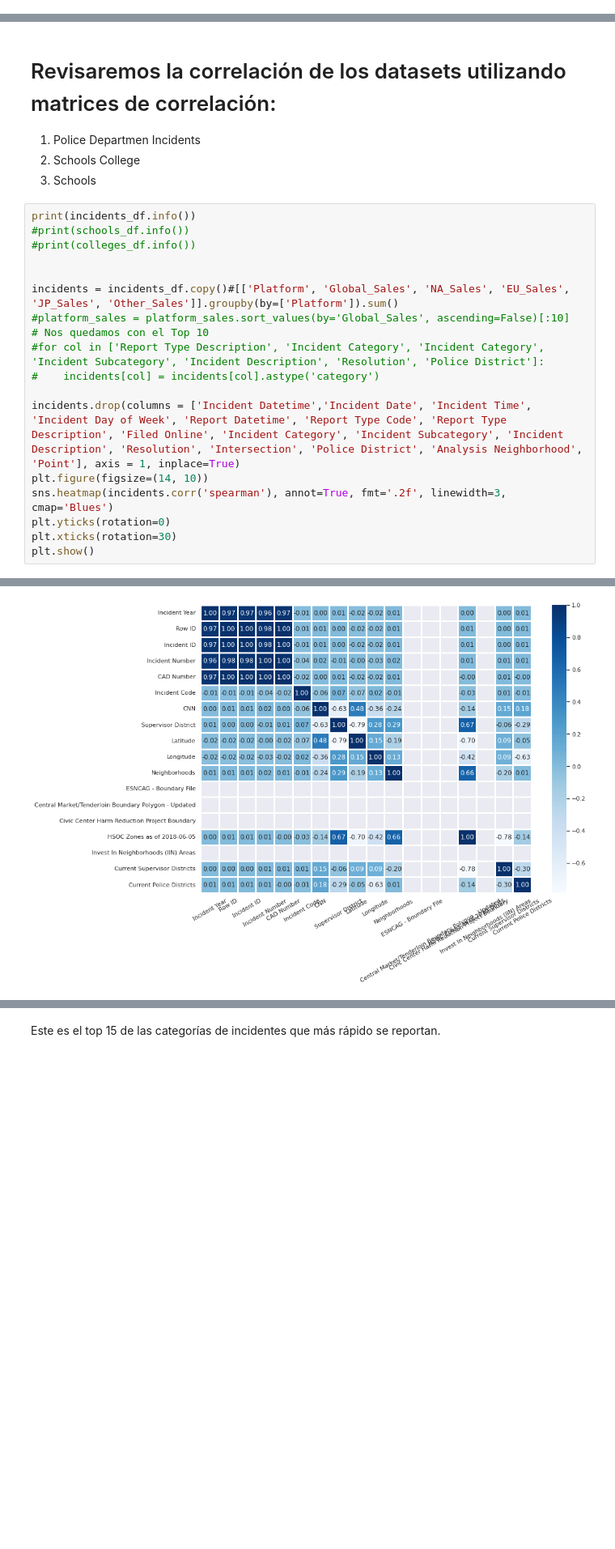
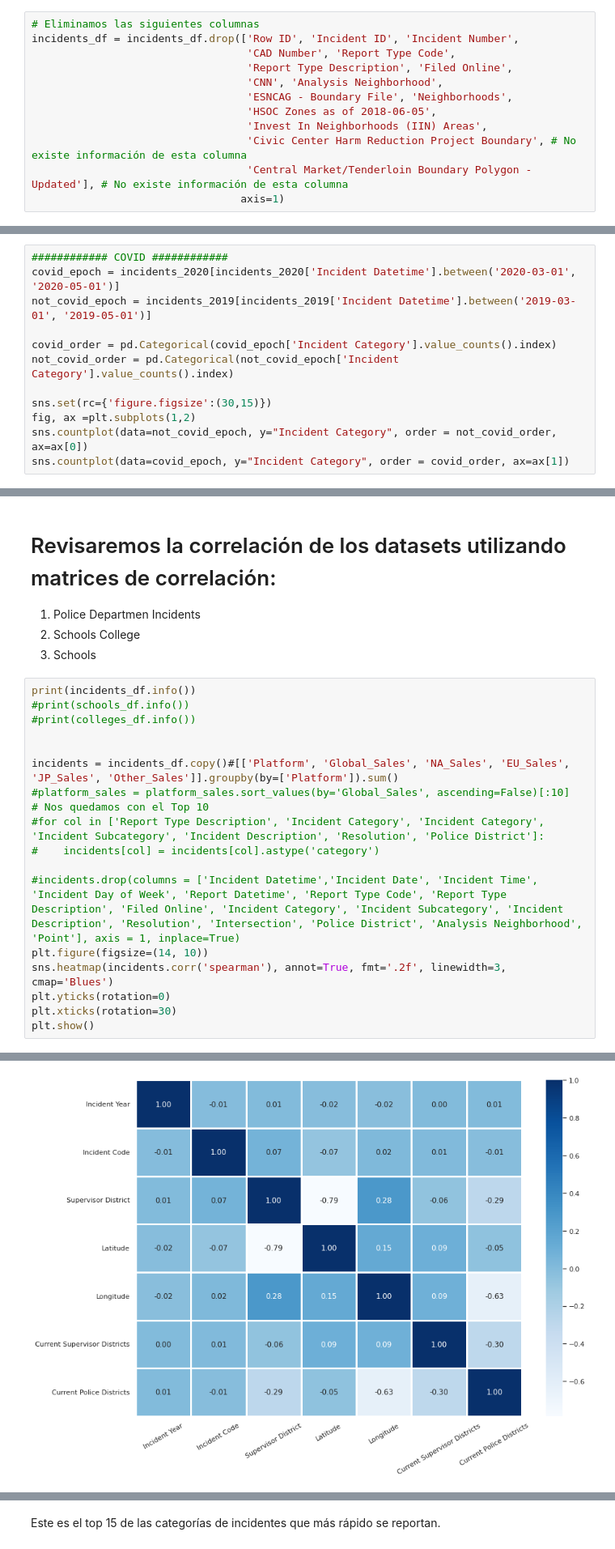
Before and after one commit to luperezsal/Batman, a Jupyter notebook: batman.ipynb, the cells around one changed output, grey strips where cells are left out. Shown at 81% size. Drawn from its saved outputs; the diff is of its cells as text; blank space fills up the shorter version.

```diff
--- a/batman.ipynb
+++ b/batman.ipynb
@@ -33,0 +76,12 @@ colleges_df  = pd.read_csv(DATASET_PATH + COLLEGES_FILE)
+# %%
+# Eliminamos las siguientes columnas
+incidents_df = incidents_df.drop(['Row ID', 'Incident ID', 'Incident Number',
+                                  'CAD Number', 'Report Type Code',
+                                  'Report Type Description', 'Filed Online',
+                                  'CNN', 'Analysis Neighborhood',
+                                  'ESNCAG - Boundary File', 'Neighborhoods',
+                                  'HSOC Zones as of 2018-06-05',
+                                  'Invest In Neighborhoods (IIN) Areas',
+                                  'Civic Center Harm Reduction Project Boundary', # No existe información de esta columna
+                                  'Central Market/Tenderloin Boundary Polygon - Updated'], # No existe información de esta columna
+                                 axis=1)
@@ -132,0 +205,12 @@ sns.barplot(data=covid_display, x='COVID incident count', y="Incident", ax=ax[1]
+# %%
+############ COVID ############
+covid_epoch = incidents_2020[incidents_2020['Incident Datetime'].between('2020-03-01', '2020-05-01')]
+not_covid_epoch = incidents_2019[incidents_2019['Incident Datetime'].between('2019-03-01', '2019-05-01')]
+
+covid_order = pd.Categorical(covid_epoch['Incident Category'].value_counts().index)
+not_covid_order = pd.Categorical(not_covid_epoch['Incident Category'].value_counts().index)
+
+sns.set(rc={'figure.figsize':(30,15)})
+fig, ax =plt.subplots(1,2)
+sns.countplot(data=not_covid_epoch, y="Incident Category", order = not_covid_order, ax=ax[0])
+sns.countplot(data=covid_epoch, y="Incident Category", order = covid_order, ax=ax[1])
@@ -225,7 +312,7 @@ incidents = incidents_df.copy()#[['Platform', 'Global_Sales', 'NA_Sales', 'EU_Sa
 #for col in ['Report Type Description', 'Incident Category', 'Incident Category', 'Incident Subcategory', 'Incident Description', 'Resolution', 'Police District']:
 #    incidents[col] = incidents[col].astype('category')
 
-incidents.drop(columns = ['Incident Datetime','Incident Date', 'Incident Time', 'Incident Day of Week', 'Report Datetime', 'Report Type Code', 'Report Type Description', 'Filed Online', 'Incident Category', 'Incident Subcategory', 'Incident Description', 'Resolution', 'Intersection', 'Police District', 'Analysis Neighborhood', 'Point'], axis = 1, inplace=True)
+#incidents.drop(columns = ['Incident Datetime','Incident Date', 'Incident Time', 'Incident Day of Week', 'Report Datetime', 'Report Type Code', 'Report Type Description', 'Filed Online', 'Incident Category', 'Incident Subcategory', 'Incident Description', 'Resolution', 'Intersection', 'Police District', 'Analysis Neighborhood', 'Point'], axis = 1, inplace=True)
 plt.figure(figsize=(14, 10))
 sns.heatmap(incidents.corr('spearman'), annot=True, fmt='.2f', linewidth=3, cmap='Blues')
 plt.yticks(rotation=0)
@@ -251,5 +338,5 @@ memory usage: 151.2+ MB
 None
-[figure, old version]
+[figure, new version]
 # %% [markdown]
 # Diagrama de Arbol de las "Categorías de Crimen" mas frecuentes
 # %%
```
Also changed, not shown: parts of 19 cells of this notebook.
